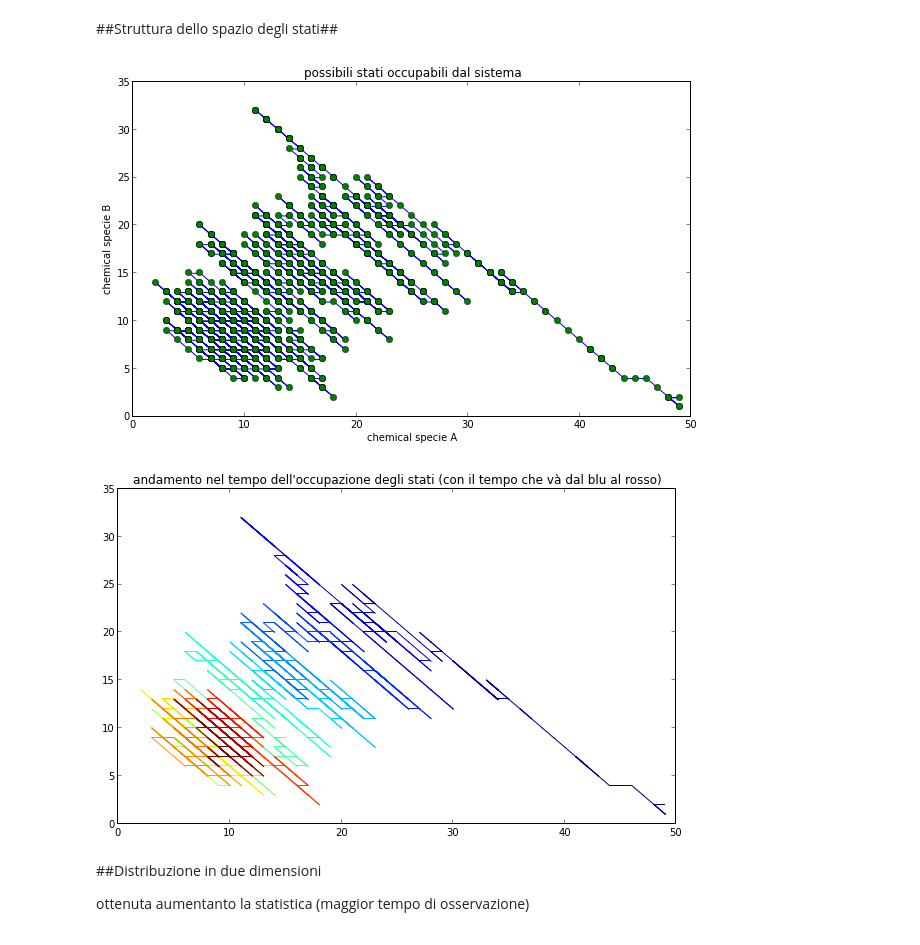
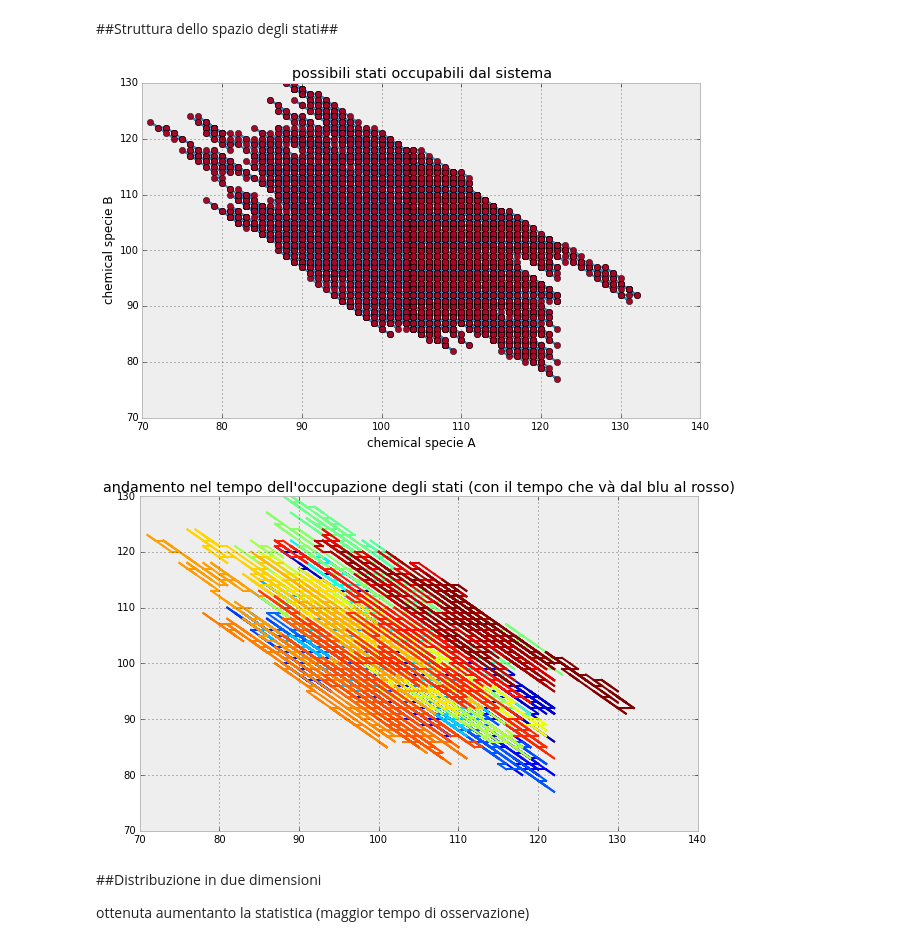
Before and after one commit to EnricoGiampieri/lezionipython, a Jupyter notebook: metodi fisici - gillespie.ipynb, the cells around one changed output. Saved outputs shown, nothing was run; the diff lists cells and outputs as text; code cells hidden in the pictures.

```diff
--- a/metodi fisici - gillespie.ipynb
+++ b/metodi fisici - gillespie.ipynb
@@ -220,12 +267,15 @@ title(u"distribuzione di probabilità di occupazione di ogni stato");
 # %% [markdown]
 ##Simulazioni multiple##
 # %%
-t_max = 20.
+fig = figure(figsize=(10,6))
+
+t_max = 10.
 for i in range(20):
-    old_s = Stato(100,0,0,0)
+    old_s = Stato(15,15,0,0)
     passaggi=[ i for i in run(old_s,t_max) ]
     A,B,delta_t,tempo = zip(*passaggi)
-    step_plot(tempo, A, where='post',color='blue',alpha=0.3)
+    step_plot(tempo, A, where='post',
+              color='blue',alpha=0.05)
     #step_plot(tempo, B, where='post',color='red',alpha=0.3)
 title("concentrazione nel tempo (simulazioni multiple)");
 # %% [output]
@@ -248,9 +300,11 @@ title("concentrazione nel tempo (varie dimensioni del sistema)");
 # %% [markdown]
 ##Miglioriamo la statistica##
 # %%
+fig = figure(figsize=(10,6))
+
 N = 100
 
-metastabile = k1+k2
+metastabile = 0.1 + 0.1
 tempo_caratteristico = exp(-metastabile)
 t_minimo = 10 * tempo_caratteristico
 equilibrio = Stato(N/2,N/2,0,0)
@@ -309,7 +363,7 @@ mod_R1 = Stato(-1,1,0,0)
 k_R2 = lambda s: s.B
 mod_R2 = Stato(1,-1,0,0)
 
-k_R3 = lambda s: 1.0
+k_R3 = lambda s: 10.0
 mod_R3 = Stato(1,0,0,0)
 
 k_R4 = lambda s: 0.1*s.A
@@ -363,7 +417,7 @@ def run(old_s,t_end):
         yield old_s
         old_s = new_s
 # %%
-old_s = Stato(50,0,0,0)
+old_s = Stato(100,100,0,0)
 t_minimo = 0.
 t_max = 100.
 
@@ -379,27 +435,30 @@ legend();
 # %% [markdown]
 ##Struttura dello spazio degli stati##
 # %%
+fig = figure(figsize=(10,6))
+
 plot(A,B);
 plot(A,B,'o');
 xlabel('chemical specie A')
 ylabel('chemical specie B');
 title(u"possibili stati occupabili dal sistema");
 # %% [output]
-[figure, old version]
+[figure, new version]
 # %%
-ax1 = figure().add_subplot(111)
+fig, ax1 = plt.subplots(1, 1, figsize=(10,6))
+
 L=len(A)
 cm = plt.get_cmap('jet')
 ax1.set_color_cycle([cm(1.*i/L) for i in range(L)])
 
 A=array(A)
 B=array(B)
 for i in range(len(A)-1):
     plot(A[[i,i+1]],B[[i,i+1]]);
 #plot(A,B,'o');
 title(u"andamento nel tempo dell'occupazione degli stati (con il tempo che và dal blu al rosso)");
 # %% [output]
-[figure, old version]
+[figure, new version]
 # %% [markdown]
 ##Distribuzione in due dimensioni
 
```
Also changed, not shown: parts of 46 cells of this notebook, 7 other files.
